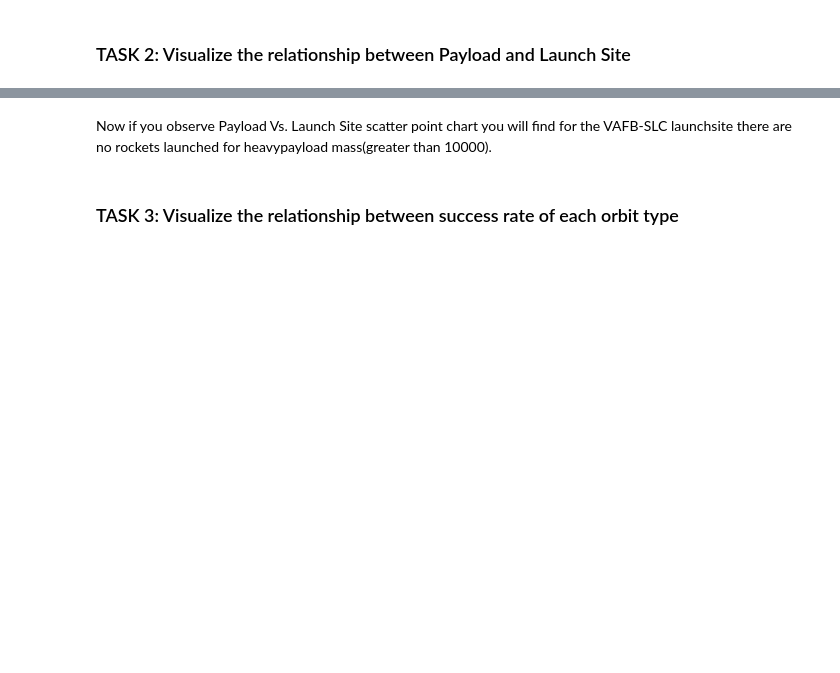
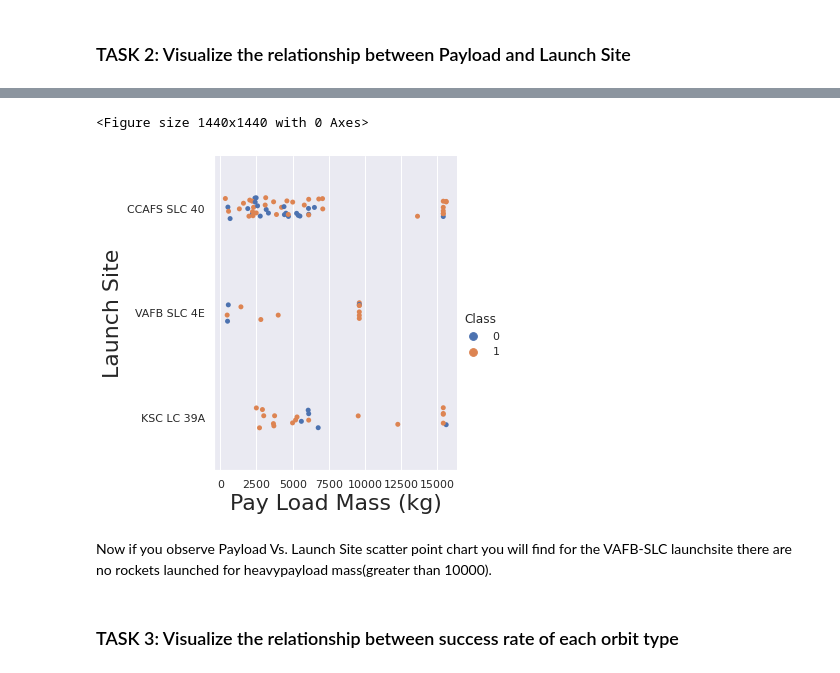
Before and after one commit to LucianPopaLVP/Applied-Data-Science-Capstone-Project---Space-X, a Jupyter notebook: EDA with Visualization.ipynb, the cells around one changed output, grey strips where cells are left out. Saved outputs shown, nothing was run; the diff lists cells and outputs as text; code cells hidden in the pictures; blank space fills up the shorter version.

```diff
--- a/EDA with Visualization.ipynb
+++ b/EDA with Visualization.ipynb
@@ -101,5 +102,14 @@ We also want to observe if there is any relationship between launch sites and th
 # %%
 # Plot a scatter point chart with x axis to be Pay Load Mass (kg) and y axis to be the launch site, and hue to be the class value
+sns.set_theme(color_codes=True)
+plt.figure(figsize=(20, 20))
+sns.catplot(x="PayloadMass", y="LaunchSite", hue="Class", data = df)
+plt.xlabel("Pay Load Mass (kg)",fontsize=22)
+plt.ylabel("Launch Site",fontsize=22)
+plt.show()
+# %% [output]
+<Figure size 1440x1440 with 0 Axes>
+[figure, added]
 # %% [markdown]
 Now if you observe Payload Vs. Launch Site scatter point chart you will find for the VAFB-SLC  launchsite there are no  rockets  launched for  heavypayload mass(greater than 10000).
 # %% [markdown]
```
Also changed, not shown: parts of 5 cells of this notebook.
